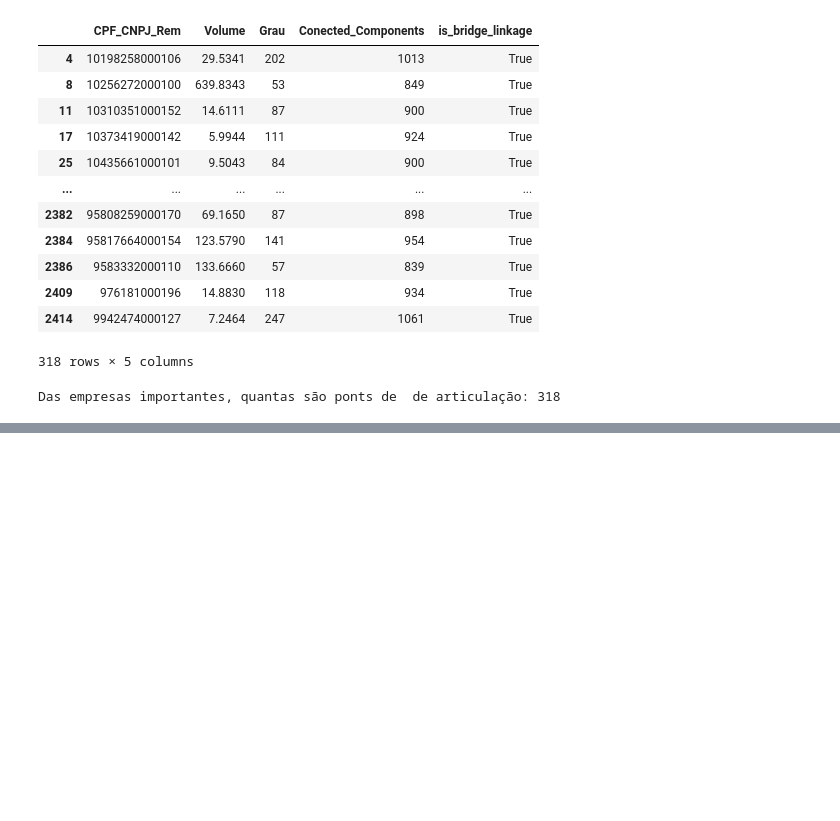
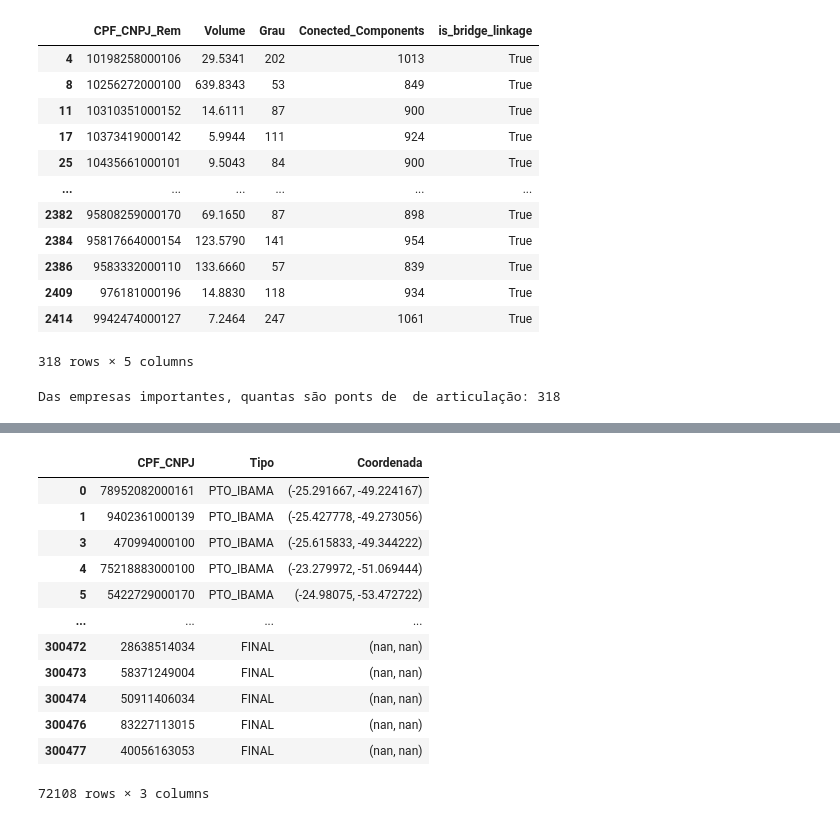
Before and after one commit to mistercapote/atividade_madeireira, a Jupyter notebook: src/example2.ipynb, the cells around one changed output, grey strips where cells are left out. Cells and saved outputs as stored; diff of their text form; code cells hidden in the pictures; blank space fills up the shorter version.

```diff
--- a/src/example2.ipynb
+++ b/src/example2.ipynb
@@ -530,0 +550,21 @@ Das empresas importantes, quantas são ponts de  de articulação: 318
+# %%
+origem = transporte_primeiro_semestre[["CPF_CNPJ_Rem", "LatOrigem", "LongOrigem", "TpRem"]].rename(
+    columns={
+    'CPF_CNPJ_Rem': 'CPF_CNPJ',
+    'LatOrigem': 'Latitude',
+    'LongOrigem': 'Longitude',
+    'TpRem': 'Tipo'
+})
+destino = transporte_primeiro_semestre[["CPF_CNPJ_Des", "LatDestino", "LongDestino", "TpDes"]].rename(
+    columns={
+    'CPF_CNPJ_Des': 'CPF_CNPJ',
+    'LatDestino': 'Latitude',
+    'LongDestino': 'Longitude',
+    'TpDes': 'Tipo'
+})
+
+nodes = pd.concat([origem, destino], ignore_index=True)
+nodes.drop_duplicates("CPF_CNPJ", inplace=True)
+nodes["Coordenada"] = nodes.apply(lambda row: (row['Latitude'], row['Longitude']), axis=1)
+nodes.drop(["Latitude", "Longitude"], axis=1, inplace=True)
+nodes.to_csv("nodes.csv", index=False)
@@ -530,0 +577,16 @@ Das empresas importantes, quantas são ponts de  de articulação: 318
+# %%
+nodes
+# %% [output]
+|  | CPF_CNPJ | Tipo | Coordenada |
+| 0 | 78952082000161 | PTO_IBAMA | (-25.291667, -49.224167) |
+| 1 | 9402361000139 | PTO_IBAMA | (-25.427778, -49.273056) |
+| 3 | 470994000100 | PTO_IBAMA | (-25.615833, -49.344222) |
+| 4 | 75218883000100 | PTO_IBAMA | (-23.279972, -51.069444) |
+| 5 | 5422729000170 | PTO_IBAMA | (-24.98075, -53.472722) |
+| ... | ... | ... | ... |
+| 300472 | 28638514034 | FINAL | (nan, nan) |
+| 300473 | 58371249004 | FINAL | (nan, nan) |
+| 300474 | 50911406034 | FINAL | (nan, nan) |
+| 300476 | 83227113015 | FINAL | (nan, nan) |
+| 300477 | 40056163053 | FINAL | (nan, nan) |
+72108 rows × 3 columns
```
Also changed, not shown: parts of 10 cells of this notebook, 3 other files.
